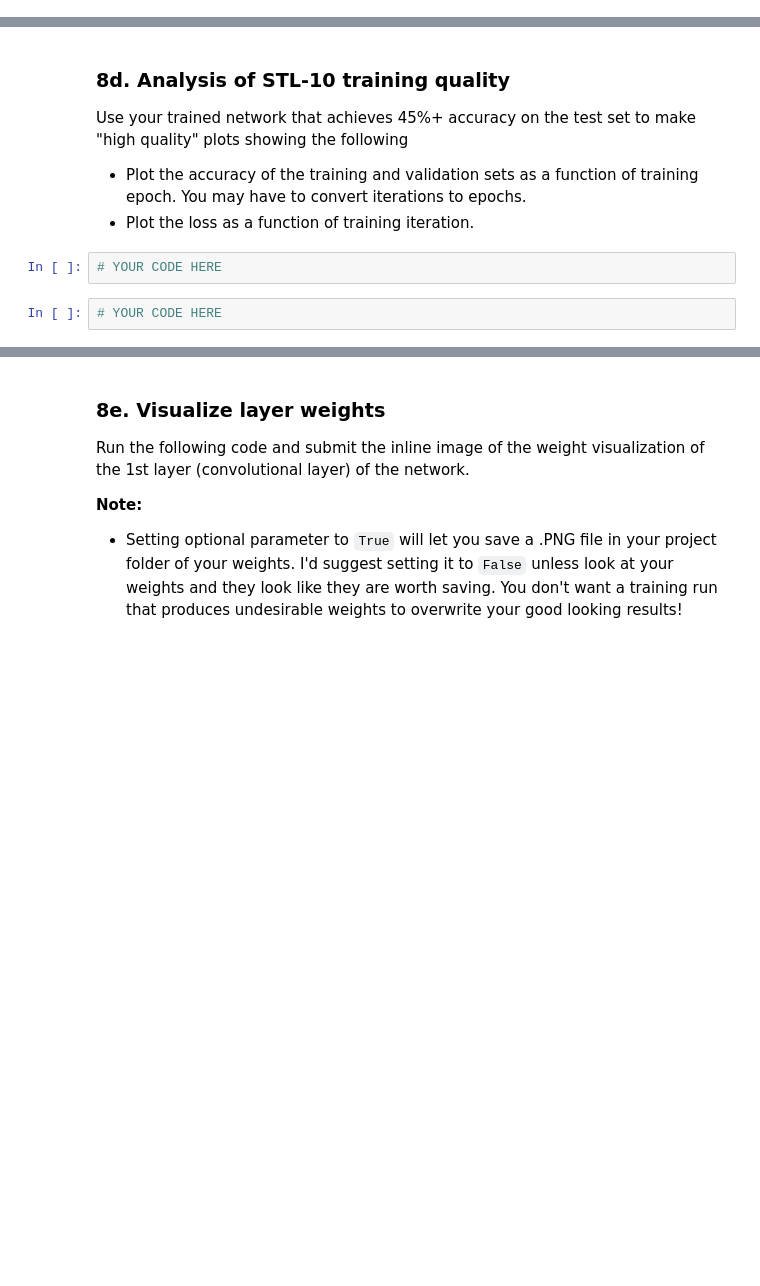
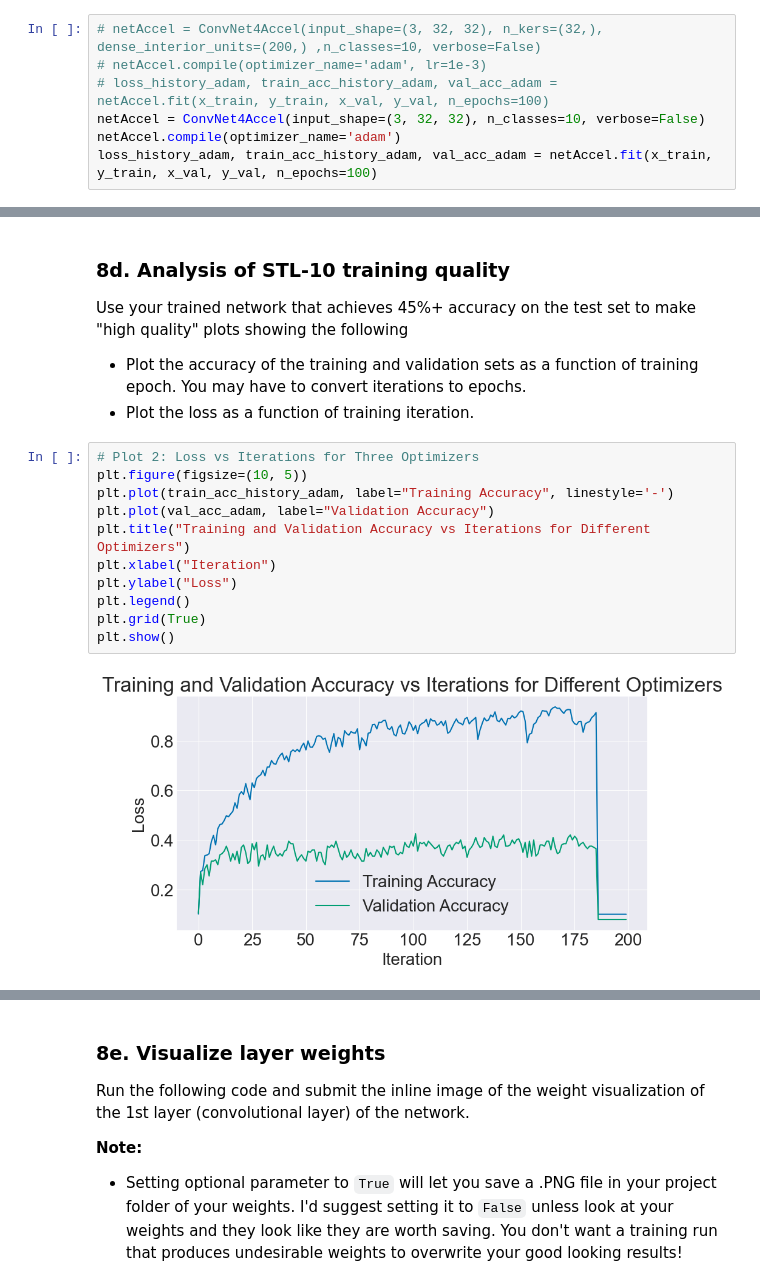
Before and after one commit to ngoclinhp842/cnn_with_stl10, a Jupyter notebook: project3/optimize_and_train_cnn.ipynb, the cells around one changed output, grey strips where cells are left out. Cells and saved outputs as stored; diff of their text form; blank space fills up the shorter version.

```diff
--- a/project3/optimize_and_train_cnn.ipynb
+++ b/project3/optimize_and_train_cnn.ipynb
@@ -452,0 +480,7 @@ from network import ConvNet4Accel
+# %%
+# netAccel = ConvNet4Accel(input_shape=(3, 32, 32), n_kers=(32,), dense_interior_units=(200,) ,n_classes=10, verbose=False)
+# netAccel.compile(optimizer_name='adam', lr=1e-3)
+# loss_history_adam, train_acc_history_adam, val_acc_adam = netAccel.fit(x_train, y_train, x_val, y_val, n_epochs=100)
+netAccel = ConvNet4Accel(input_shape=(3, 32, 32), n_classes=10, verbose=False)
+netAccel.compile(optimizer_name='adam')
+loss_history_adam, train_acc_history_adam, val_acc_adam = netAccel.fit(x_train, y_train, x_val, y_val, n_epochs=100)
@@ -457,7 +502,16 @@ Use your trained network that achieves 45%+ accuracy on the test set to make "hi
 
 - Plot the accuracy of the training and validation sets as a function of training epoch. You may have to convert iterations to epochs.
 - Plot the loss as a function of training iteration.
-# %%
-# YOUR CODE HERE
-# %%
-# YOUR CODE HERE
+# %%
+# Plot 2: Loss vs Iterations for Three Optimizers
+plt.figure(figsize=(10, 5))
+plt.plot(train_acc_history_adam, label="Training Accuracy", linestyle='-')
+plt.plot(val_acc_adam, label="Validation Accuracy")
+plt.title("Training and Validation Accuracy vs Iterations for Different Optimizers")
+plt.xlabel("Iteration")
+plt.ylabel("Loss")
+plt.legend()
+plt.grid(True)
+plt.show()
+# %% [output]
+[figure, added]
```
Also changed, not shown: parts of 24 cells of this notebook, 7 other files.
